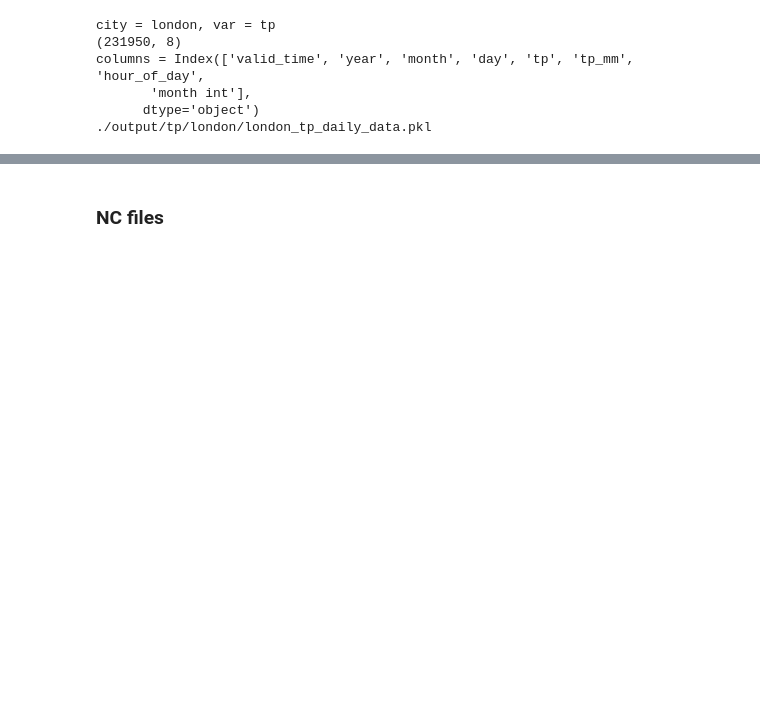
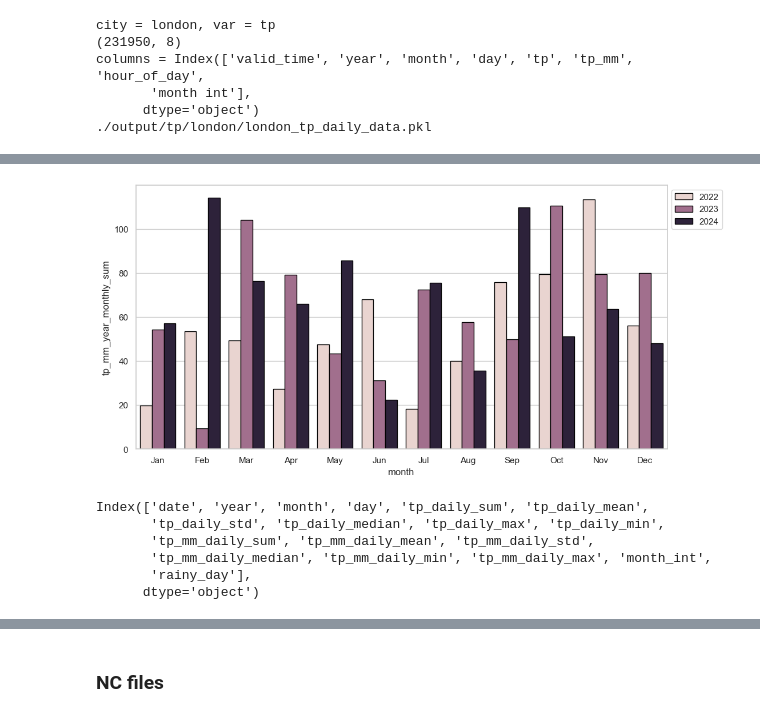
Before and after one commit to pacoraggio/London-Rainfall, a Jupyter notebook: ERA5_data_transformation.ipynb, the cells around one changed output, grey strips where cells are left out. Drawn from its saved outputs; the diff is of its cells as text; code cells hidden in the pictures; blank space fills up the shorter version.

```diff
--- a/ERA5_data_transformation.ipynb
+++ b/ERA5_data_transformation.ipynb
@@ -571,0 +798,36 @@ Index(['date', 'year', 'month', 'day', 'tp_daily_sum', 'tp_daily_mean',
+# %%
+fig_size = (12,6)
+
+start_year = 2022
+end_year = 2024
+orientation = 45
+feature = 'tp_mm_year_monthly_sum'
+
+df_plot = df_tp_monthly[(df_tp_monthly['year'] >= start_year) & (df_tp_monthly['year'] <= end_year)]
+
+sns.set_theme(style="whitegrid")
+plt.figure(figsize=fig_size)
+
+ax = sns.barplot(
+    data=df_plot,
+    x='month',
+    y=feature,
+    hue='year',
+    edgecolor='black',
+    errorbar=None,
+    legend=True,
+    );
+
+# Move legend to the right
+plt.legend(bbox_to_anchor=(1., 1), loc='upper left');
+# %% [output]
+[figure, added]
+# %%
+df_tp_daily.columns
+# %% [output]
+Index(['date', 'year', 'month', 'day', 'tp_daily_sum', 'tp_daily_mean',
+       'tp_daily_std', 'tp_daily_median', 'tp_daily_max', 'tp_daily_min',
+       'tp_mm_daily_sum', 'tp_mm_daily_mean', 'tp_mm_daily_std',
+       'tp_mm_daily_median', 'tp_mm_daily_min', 'tp_mm_daily_max', 'month_int',
+       'rainy_day'],
+      dtype='object')
```
Also changed, not shown: parts of 56 cells of this notebook, 5 other files.
